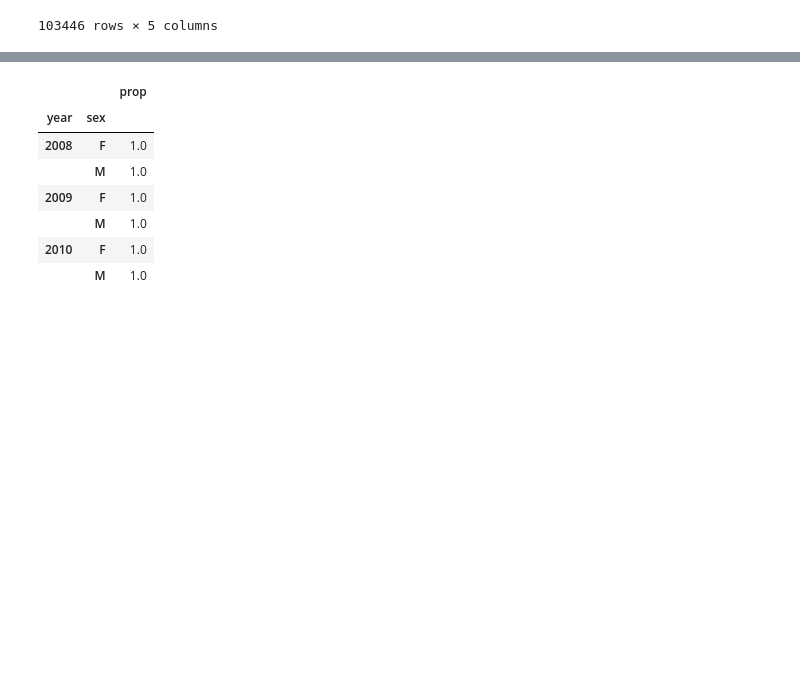
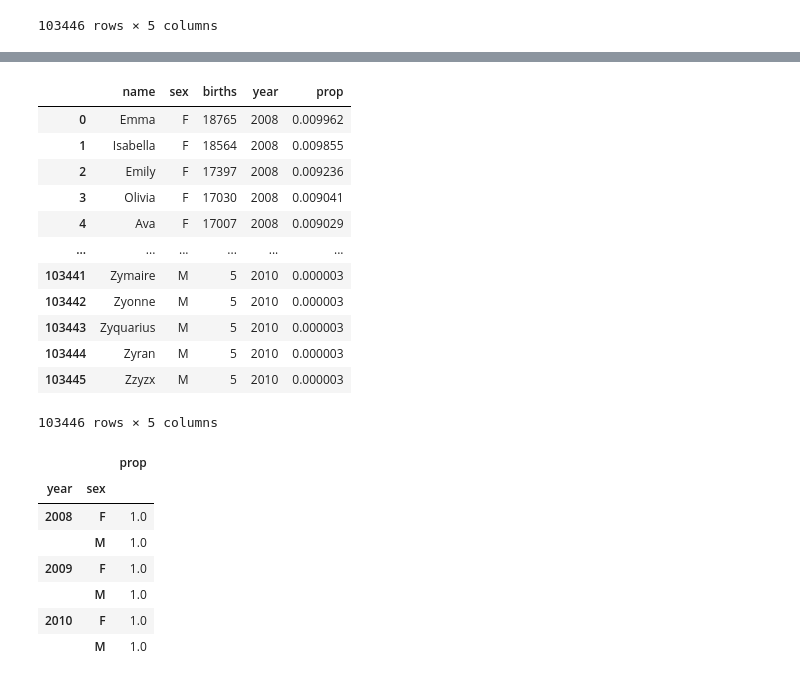
Before and after one commit to url-github/Pandas, a Jupyter notebook: 013_PywAD_Przykłady_analizy_danych.ipynb, the cells around one changed output, grey strips where cells are left out. Cells and saved outputs as stored; diff of their text form; code cells hidden in the pictures; blank space fills up the shorter version.

```diff
--- a/013_PywAD_Przykłady_analizy_danych.ipynb
+++ b/013_PywAD_Przykłady_analizy_danych.ipynb
@@ -870,5 +860,21 @@ dtype: float64
 # %%
 names_reset = names.reset_index(drop=True)
+# %%
+names_reset
+# %% [output]
+|  | name | sex | births | year | prop |
+| 0 | Emma | F | 18765 | 2008 | 0.009962 |
+| 1 | Isabella | F | 18564 | 2008 | 0.009855 |
+| 2 | Emily | F | 17397 | 2008 | 0.009236 |
+| 3 | Olivia | F | 17030 | 2008 | 0.009041 |
+| 4 | Ava | F | 17007 | 2008 | 0.009029 |
+| ... | ... | ... | ... | ... | ... |
+| 103441 | Zymaire | M | 5 | 2010 | 0.000003 |
+| 103442 | Zyonne | M | 5 | 2010 | 0.000003 |
+| 103443 | Zyquarius | M | 5 | 2010 | 0.000003 |
+| 103444 | Zyran | M | 5 | 2010 | 0.000003 |
+| 103445 | Zzyzx | M | 5 | 2010 | 0.000003 |
+103446 rows × 5 columns
 # %%
 names_reset.groupby(["year", "sex"])["prop"].sum()
 # %% [output]
```
Also changed, not shown: parts of 41 cells of this notebook.
